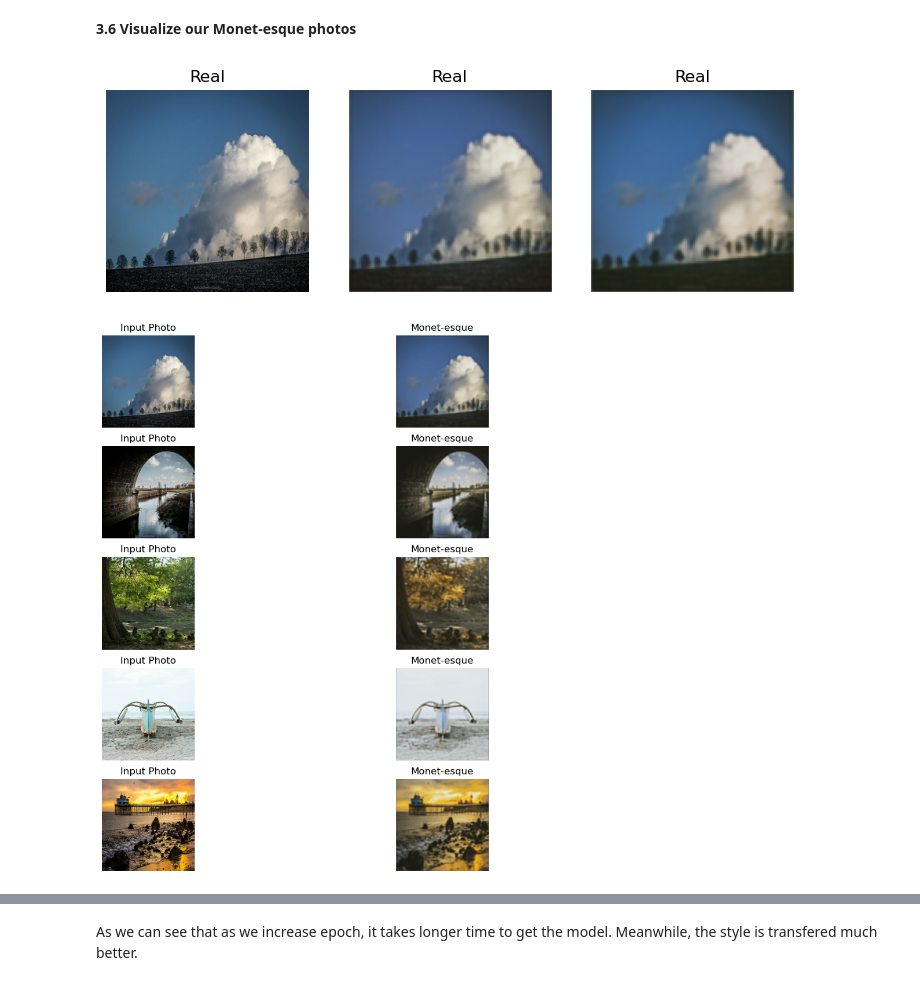
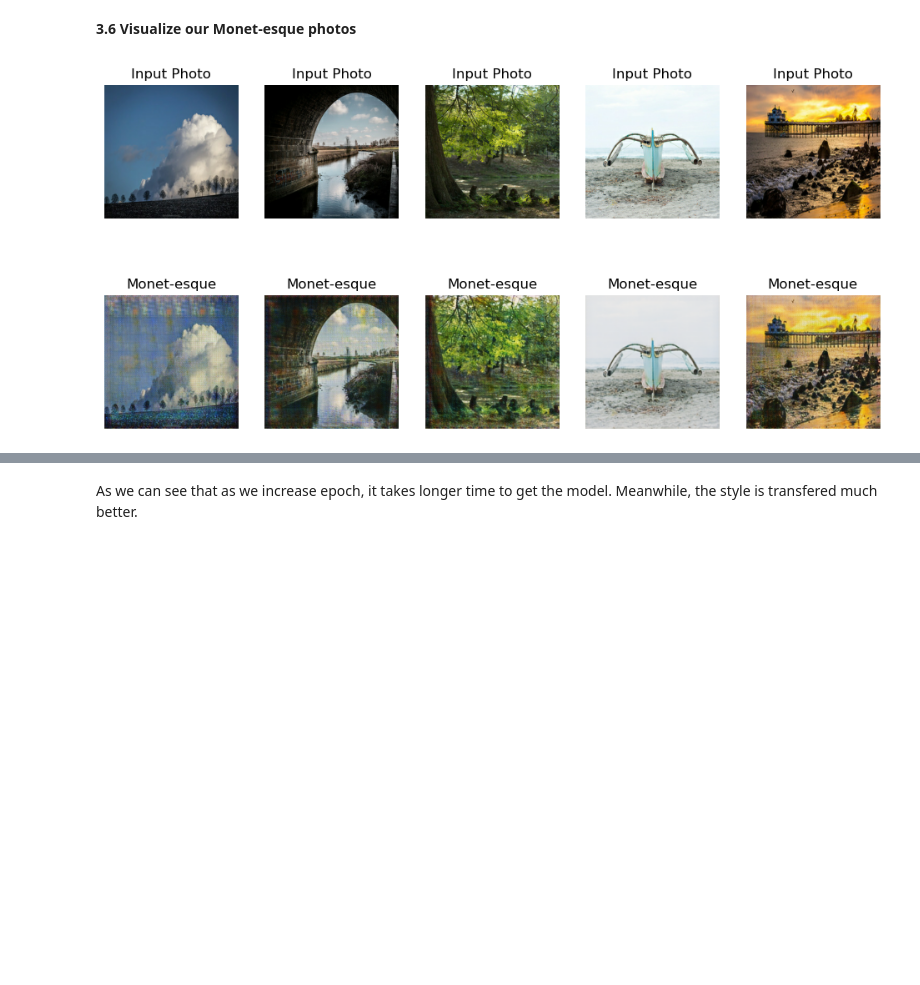
Before and after one commit to jizh4635/GAN, a Jupyter notebook: monet-style.ipynb, the cells around one changed output, grey strips where cells are left out. Cells and saved outputs as stored; diff of their text form; code cells hidden in the pictures; blank space fills up the shorter version.

```diff
--- a/monet-style.ipynb
+++ b/monet-style.ipynb
@@ -189,7 +203,7 @@ In our CycleGAN, we employ a UNET architecture for the generator, utilizing down
 
 OUTPUT_CHANNELS = 3
 
-def downsample(filters, size, apply_instancenorm=True):
+def downsample(filters, size, apply_batchnorm=True):
     initializer = tf.random_normal_initializer(0., 0.02)
     gamma_init = keras.initializers.RandomNormal(mean=0.0, stddev=0.02)
 
@@ -197,12 +211,14 @@ def downsample(filters, size, apply_instancenorm=True):
     result.add(layers.Conv2D(filters, size, strides=2, padding='same',
                              kernel_initializer=initializer, use_bias=False))
 
-    if apply_instancenorm:
+    if apply_batchnorm:
         result.add(tfa.layers.InstanceNormalization(gamma_initializer=gamma_init))
+        #result.add(layers.BatchNormalization())
 
     result.add(layers.LeakyReLU())
 
     return result
+
 
 def upsample(filters, size, apply_dropout=False):
     initializer = tf.random_normal_initializer(0., 0.02)
@@ -215,6 +231,7 @@ def upsample(filters, size, apply_dropout=False):
                                       use_bias=False))
 
     result.add(tfa.layers.InstanceNormalization(gamma_initializer=gamma_init))
+    #result.add(layers.BatchNormalization())
 
     if apply_dropout:
         result.add(layers.Dropout(0.5))
@@ -223,12 +240,14 @@ def upsample(filters, size, apply_dropout=False):
 
     return result
 
+
 def Generator():
     inputs = layers.Input(shape=[256,256,3])
 
     # bs = batch size
     down_stack = [
-        downsample(64, 4, apply_instancenorm=False), # (bs, 128, 128, 64)
+        #downsample(64, 4, apply_instancenorm=False), # (bs, 128, 128, 64)
+        downsample(64, 4, apply_batchnorm=False), #new
         downsample(128, 4), # (bs, 64, 64, 128)
         downsample(256, 4), # (bs, 32, 32, 256)
         downsample(512, 4), # (bs, 16, 16, 512)
@@ -551,46 +663,18 @@ def plot_history(history):
 # %% [markdown]
 **3.6 Visualize our Monet-esque photos**
 # %%
-import numpy as np
-
-def visualize_training_results(real_images, generator, reconstructor, num_examples=4):
-    # Generate and reconstruct images
-    generated_images = generator(real_images)
-    reconstructed_images = reconstructor(generated_images)
-
-    # Prepare the grid
-    images = np.concatenate([real_images, generated_images, reconstructed_images])
-    titles = ['Real'] * num_examples + ['Generated'] * num_examples + ['Reconstructed'] * num_examples
-
-    plt.figure(figsize=(num_examples * 3, 9))
-
-    for i in range(images.shape[0]):
-        plt.subplot(2, num_examples, i + 1)
-        plt.imshow(images[i] * 0.5 + 0.5)  # Convert the images back to the [0, 1] range
-        plt.title(titles[i])
-        plt.axis('off')
-
-    plt.show()
-
-# Get a batch of real images
-real_images = next(iter(photo_ds))
-
-# Visualize the training results
-visualize_training_results(real_images, monet_generator, photo_generator)
-
-_, ax = plt.subplots(5, 2, figsize=(12, 12))
+_, ax = plt.subplots(2, 5, figsize=(12, 6))
 for i, img in enumerate(photo_ds.take(5)):
     prediction = monet_generator(img, training=False)[0].numpy()
     prediction = (prediction * 127.5 + 127.5).astype(np.uint8)
     img = (img[0] * 127.5 + 127.5).numpy().astype(np.uint8)
 
-    ax[i, 0].imshow(img)
-    ax[i, 1].imshow(prediction)
-    ax[i, 0].set_title("Input Photo")
-    ax[i, 1].set_title("Monet-esque")
-    ax[i, 0].axis("off")
-    ax[i, 1].axis("off")
+    ax[0, i].imshow(img)
+    ax[1, i].imshow(prediction)
+    ax[0, i].set_title("Input Photo")
+    ax[1, i].set_title("Monet-esque")
+    ax[0, i].axis("off")
+    ax[1, i].axis("off")
 plt.show()
 # %% [output]
-[figure, old version]
+[figure, new version]
-[figure, removed]
```
Also changed, not shown: parts of 19 cells of this notebook.
